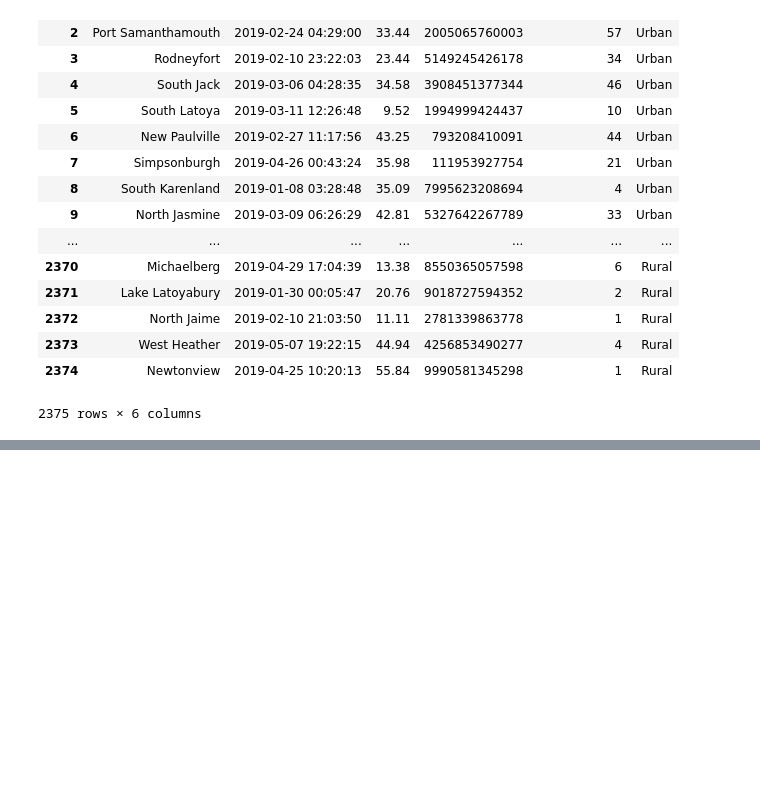
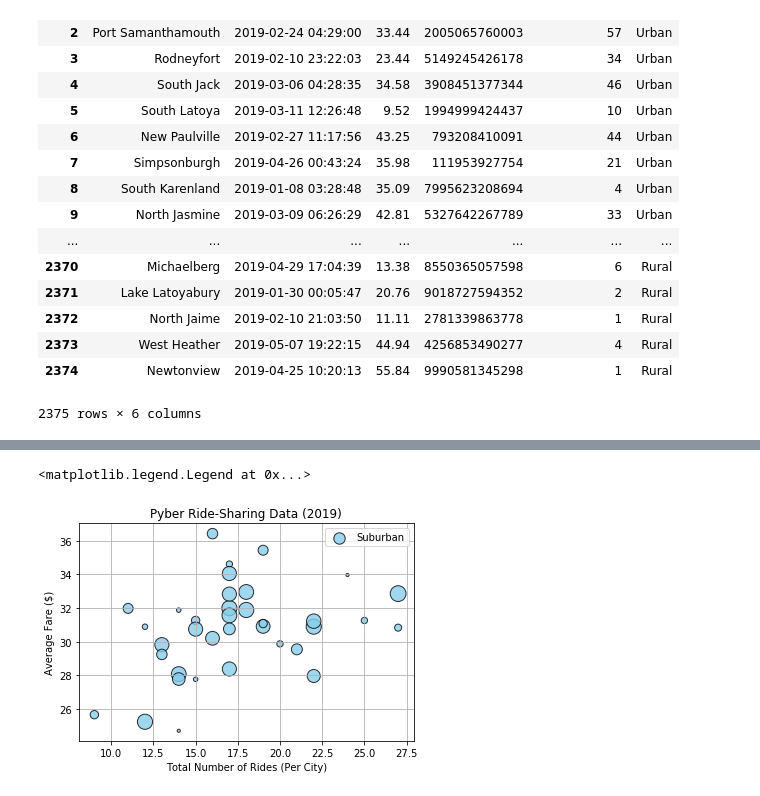
Before and after one commit to ZachOtto704/PyBer_Analysis, a Jupyter notebook: PyBer.ipynb, the cells around one changed output, grey strips where cells are left out. Cells and saved outputs as stored; diff of their text form; code cells hidden in the pictures; blank space fills up the shorter version.

```diff
--- a/PyBer.ipynb
+++ b/PyBer.ipynb
@@ -127,0 +138,3 @@ pyberDF
+# %%
+suburbanCities_df = pyberDF[pyberDF["type"]=="Suburban"]
+suburbanCities_df.head()
@@ -127,0 +169,3 @@ pyberDF
+# %%
+suburban_ride_count = suburbanCities_df.groupby(["city"]).count()["ride_id"]
+suburban_ride_count.head()
@@ -127,0 +202,3 @@ pyberDF
+# %%
+suburban_avgFare = suburbanCities_df.groupby(["city"]).mean()["fare"]
+suburban_avgFare.head()
@@ -127,0 +235,3 @@ pyberDF
+# %%
+suburbanDriver_count = suburbanCities_df.groupby(["city"]).mean()["driver_count"]
+suburbanDriver_count.head()
@@ -127,0 +284,14 @@ pyberDF
+# %%
+plt.scatter(suburban_ride_count, suburban_avgFare,
+           s=suburbanDriver_count*10, c="skyblue",
+            edgecolor="black", linewidths=1,
+            alpha=.8, label="Suburban")
+plt.title("Pyber Ride-Sharing Data (2019)")
+plt.ylabel("Average Fare ($)")
+plt.xlabel("Total Number of Rides (Per City)")
+
+plt.grid(True)
+plt.legend()
+# %% [output]
+<matplotlib.legend.Legend at 0x...>
+[figure, added]
```
Also changed, not shown: parts of 19 cells of this notebook.
